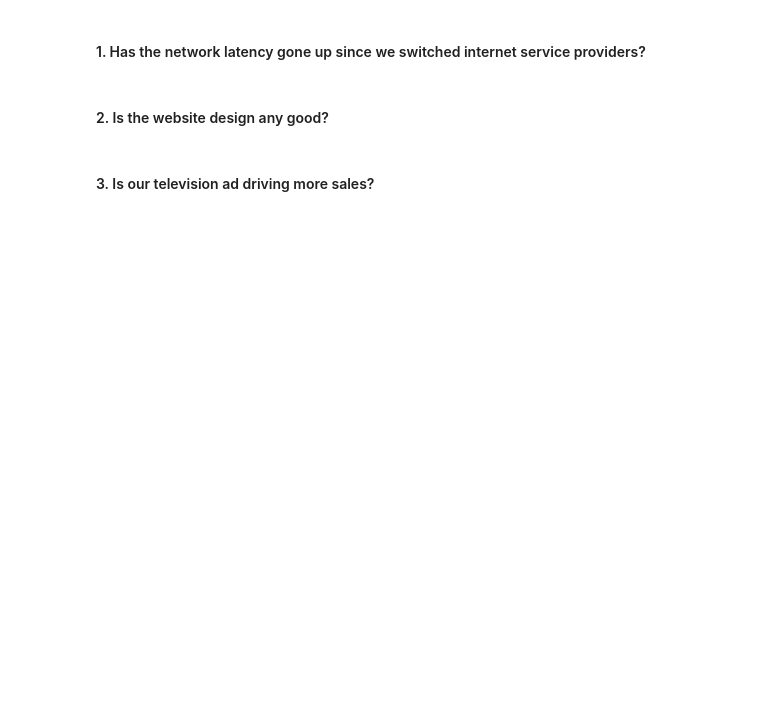
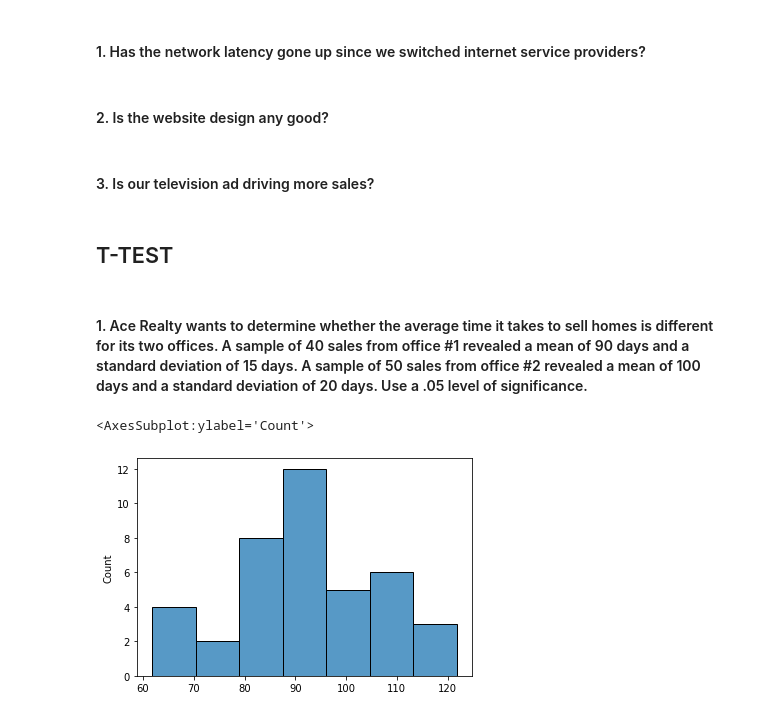
Before and after one commit to morgancross2/statistics-exercises, a Jupyter notebook: hypothesis_testing.ipynb, the cells around one changed output. Saved outputs shown, nothing was run; the diff lists cells and outputs as text; code cells hidden in the pictures; blank space fills up the shorter version.

```diff
--- a/hypothesis_testing.ipynb
+++ b/hypothesis_testing.ipynb
@@ -25,3 +27,5 @@
 # True Negative = customers are completeing survey during checkout that they heard about our products via any other method
 # Type I Error = reject null but true, increase in feedback about the tv ad due to top (fastest) option in checkout survey
 # Type II Error = accept null but false, people are watching regular tv less and less, might not reach target audience
+# %% [markdown]
+## T-TEST
@@ -27,0 +39,21 @@
+# %% [markdown]
+#### 1. Ace Realty wants to determine whether the average time it takes to sell homes is different for its two offices. A sample of 40 sales from office #1 revealed a mean of 90 days and a standard deviation of 15 days. A sample of 50 sales from office #2 revealed a mean of 100 days and a standard deviation of 20 days. Use a .05 level of significance.
+# %%
+cust1 = 40
+μ1 = 90
+σ1 = 15
+cust2 = 50
+μ2 = 100
+σ2 = 20
+α = .05
+
+sales1 = stats.norm(μ1, σ1)
+sales2 = stats.norm(μ2, σ2)
+# %%
+bus1 = sales1.rvs(cust1)
+bus2 = sales2.rvs(cust2)
+# %%
+sns.histplot(bus1)
+# %% [output]
+<AxesSubplot:ylabel='Count'>
+[figure, added]
```
Also changed, not shown: parts of 42 cells of this notebook.
